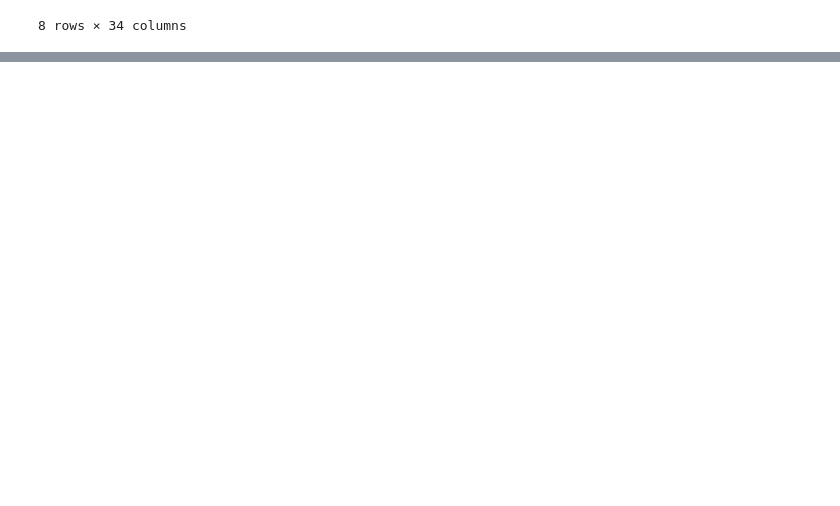
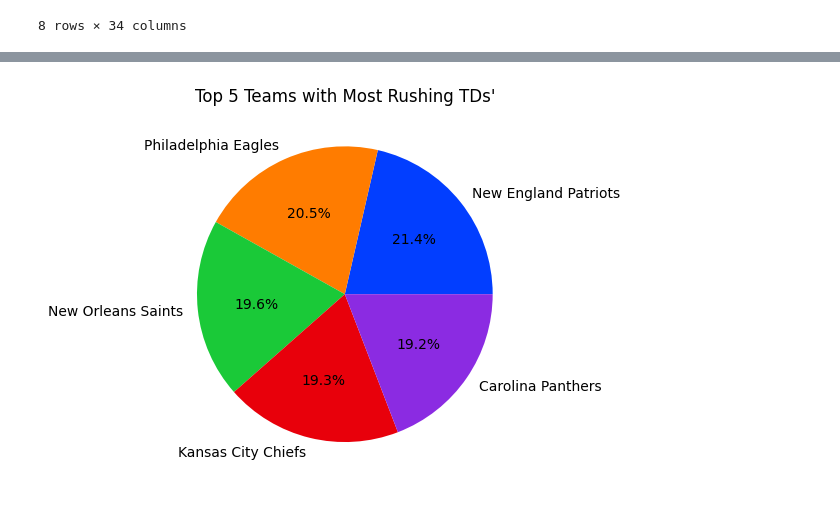
Before and after one commit to build-summer-2024/async-yellow-Kyle-Pham-final-project, a Jupyter notebook: final_project/final_project.ipynb, the cells around one changed output, grey strips where cells are left out. Saved outputs shown, nothing was run; the diff lists cells and outputs as text; code cells hidden in the pictures; blank space fills up the shorter version.

```diff
--- a/final_project/final_project.ipynb
+++ b/final_project/final_project.ipynb
@@ -81 +85,11 @@ Passing `palette` without assigning `hue` is deprecated and will be removed in v
 [figure]
+# %%
+## Question 3
+
+top_5_rush_tds =  nfl_data.groupby("team")["rush_td"].sum().nlargest(5)
+palette_color = sb.color_palette("bright")
+plt.pie(top_5_rush_tds, labels=top_5_rush_tds.index, autopct="%1.1f%%", colors=palette_color)
+plt.title("Top 5 Teams with Most Rushing TDs'")
+plt.show()
+# %% [output]
+[figure, added]
```
Also changed, not shown: parts of 10 cells of this notebook, 1 other file.
